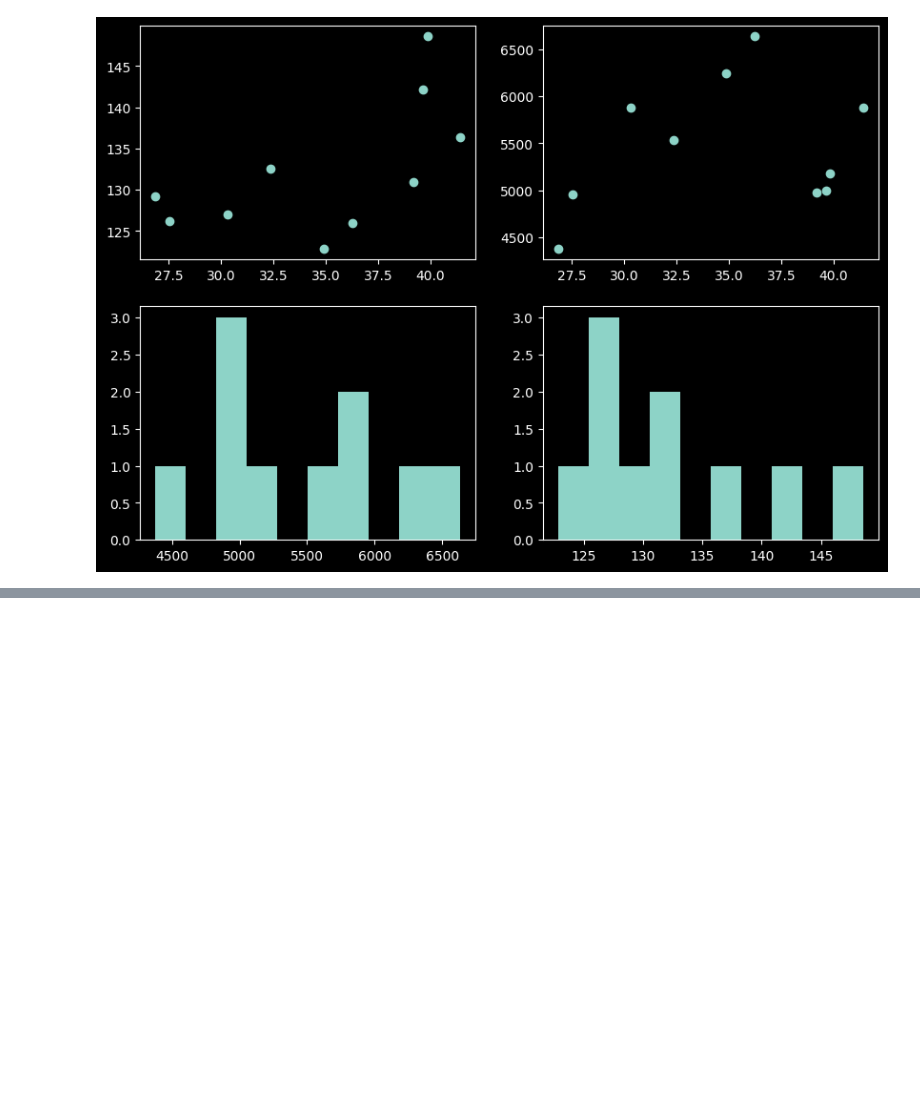
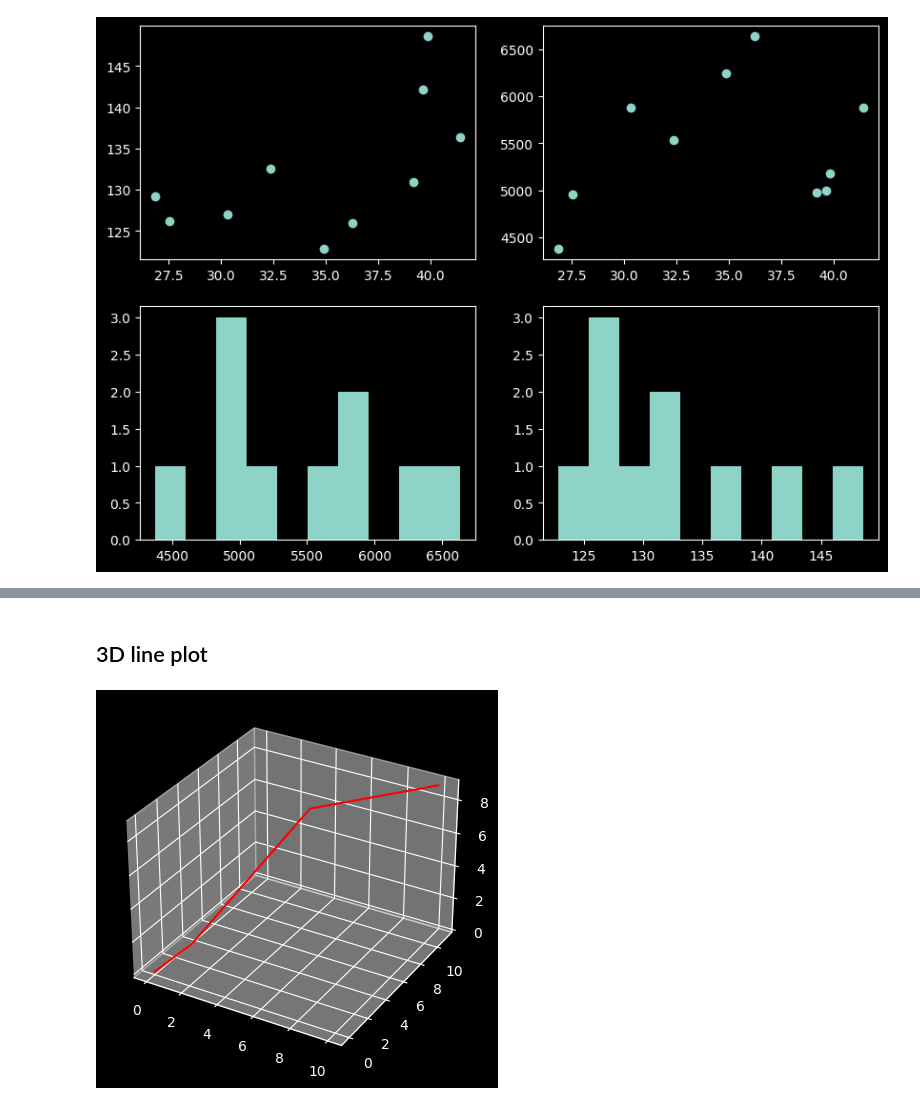
Before and after one commit to ayansuvra/Data-Analysis, a Jupyter notebook: AdvanceMatplotlib.ipynb, the cells around one changed output, grey strips where cells are left out. Saved outputs shown, nothing was run; the diff lists cells and outputs as text; code cells hidden in the pictures; blank space fills up the shorter version.

```diff
--- a/AdvanceMatplotlib.ipynb
+++ b/AdvanceMatplotlib.ipynb
@@ -152,0 +166,15 @@ plt.show()
+# %% [markdown]
+## 3D line plot
+# %%
+x = [0, 1, 5, 10]
+y = [0, 2, 7, 11]
+z = [0, 1, 8, 9]
+
+fig = plt.figure()
+ax = plt.subplot(projection='3d')
+
+ax.plot(x, y, z, color='red')
+
+plt.show()
+# %% [output]
+[figure, added]
```
Also changed, not shown: parts of 6 cells of this notebook.
